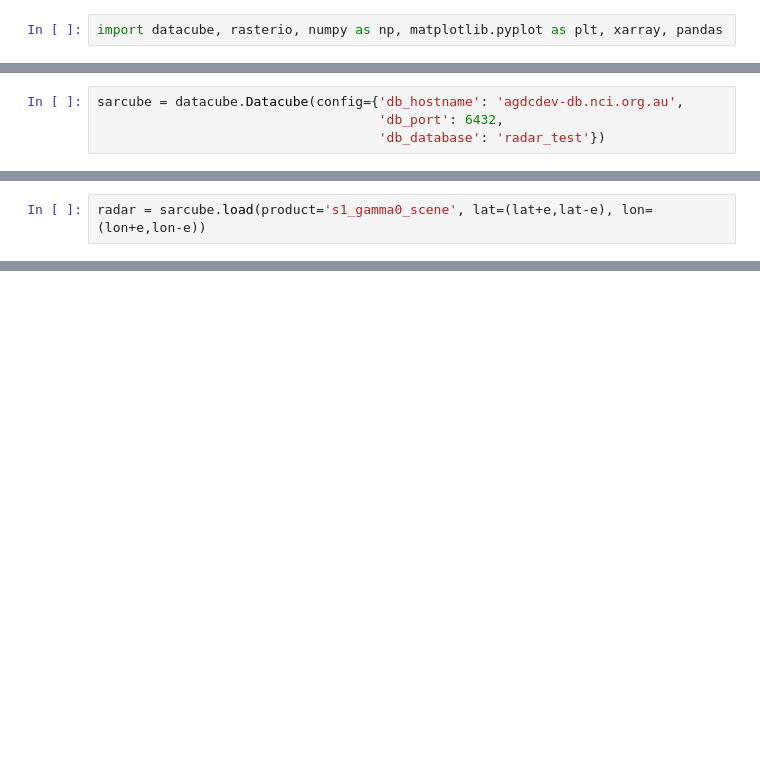
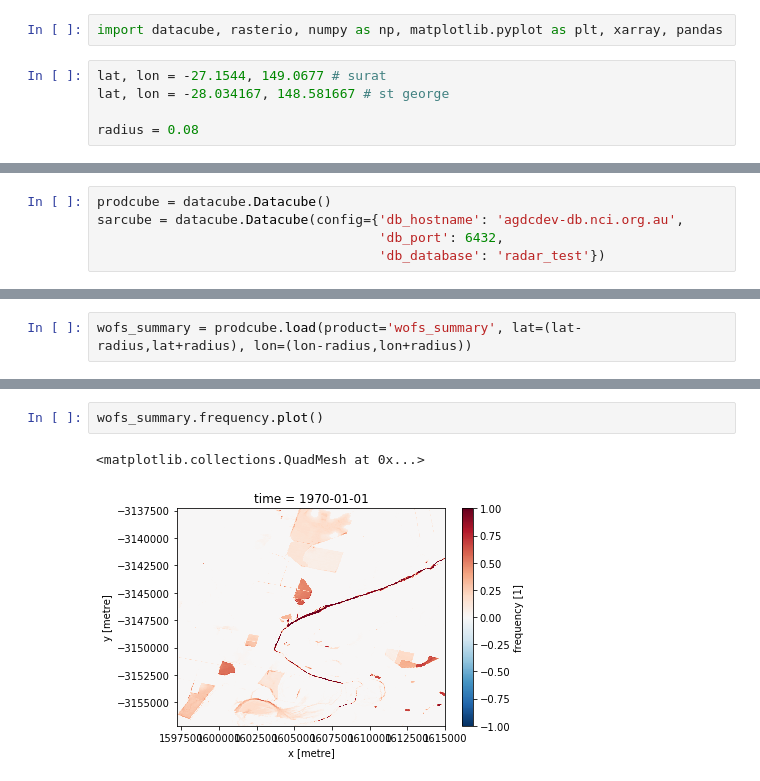
Before and after one commit to GeoscienceAustralia/dea-sar-flood-veg, a Jupyter notebook: notebooks/Example.ipynb, the cells around one changed output, grey strips where cells are left out. Drawn from its saved outputs; the diff is of its cells as text; blank space fills up the shorter version.

```diff
--- a/notebooks/Example.ipynb
+++ b/notebooks/Example.ipynb
@@ -7,2 +5,7 @@ Initial steps are to load the relevant data (and ancilliaries).
 # %%
 import datacube, rasterio, numpy as np, matplotlib.pyplot as plt, xarray, pandas
+# %%
+lat, lon = -27.1544, 149.0677 # surat
+lat, lon = -28.034167, 148.581667 # st george
+
+radius = 0.08
@@ -9,4 +16,5 @@ import datacube, rasterio, numpy as np, matplotlib.pyplot as plt, xarray, pandas
 # %%
+prodcube = datacube.Datacube()
 sarcube = datacube.Datacube(config={'db_hostname': 'agdcdev-db.nci.org.au',
                                     'db_port': 6432,
                                     'db_database': 'radar_test'})
@@ -18,2 +21,2 @@ e = 0.01
 # %%
-radar = sarcube.load(product='s1_gamma0_scene', lat=(lat+e,lat-e), lon=(lon+e,lon-e))
+wofs_summary = prodcube.load(product='wofs_summary', lat=(lat-radius,lat+radius), lon=(lon-radius,lon+radius))
@@ -34,0 +23,5 @@ radar = sarcube.load(product='s1_gamma0_scene', lat=(lat+e,lat-e), lon=(lon+e,lo
+# %%
+wofs_summary.frequency.plot()
+# %% [output]
+<matplotlib.collections.QuadMesh at 0x...>
+[figure, added]
```
Also changed, not shown: parts of 7 cells of this notebook.
